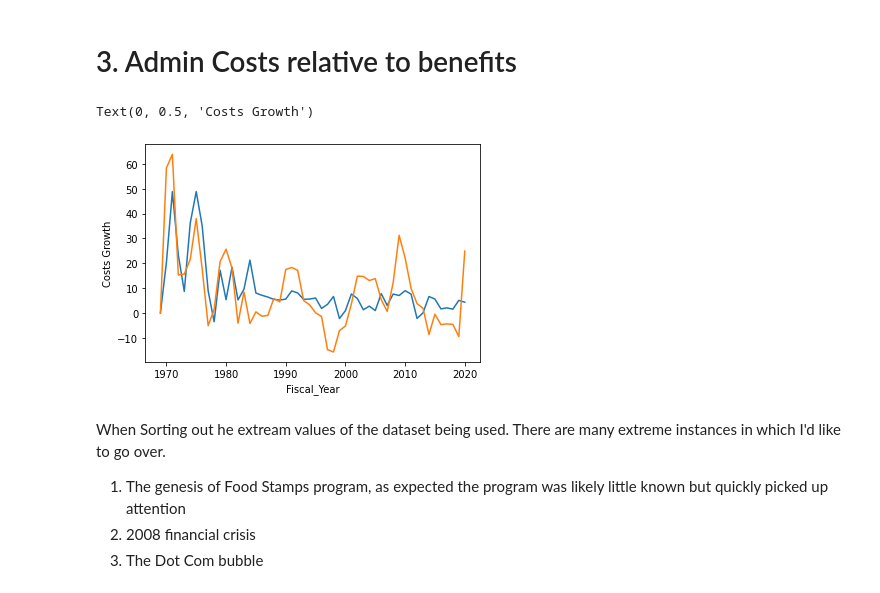
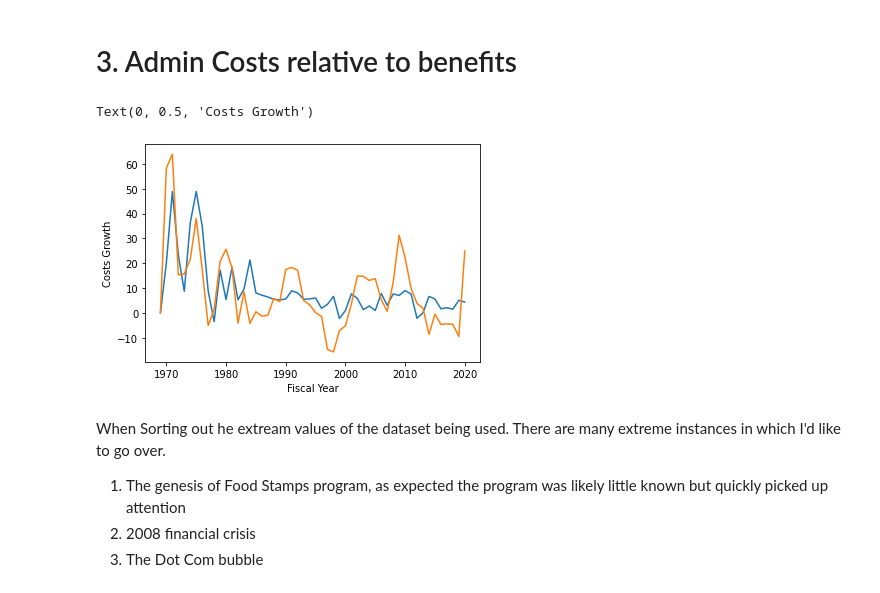
Before and after one commit to thicpanda/public-health-sample, a Jupyter notebook: Times_Series_analysis_of_SNAP_data_and_Macro_factors_in_the_US.ipynb, the cells around one changed output. Saved outputs shown, nothing was run; the diff lists cells and outputs as text; code cells hidden in the pictures.

```diff
--- a/Times_Series_analysis_of_SNAP_data_and_Macro_factors_in_the_US.ipynb
+++ b/Times_Series_analysis_of_SNAP_data_and_Macro_factors_in_the_US.ipynb
@@ -28,0 +29,3 @@ df1 = pd.read_csv(url)
+# %%
+url = 'https://raw.githubusercontent.com/thicpanda/public-health-sample/main/SNAP%20Data%20.csv'
+df1 = pd.read_csv(url)
@@ -119,12 +142,12 @@ Text(0, 0.5, 'Benefit Percent Change Minus Annual Inflation')
 # %% [markdown]
 # 3. Admin Costs relative to benefits
 # %%
-sns.lineplot(x ="Fiscal_Year", y="Annual_Admin_Cost_Growth(or_loss)", data = df1)
-sns.lineplot(x ="Fiscal_Year", y="Annual_Total_Benefit_Growth(%)", data = df1)
+sns.lineplot(x ="Fiscal Year", y="Annual Admin Cost Growth (loss)", data = df1)
+sns.lineplot(x ="Fiscal Year", y="Annual Total Benefit Growth (%)", data = df1)
 plt.ylabel("Costs Growth")
 # %% [output]
 Text(0, 0.5, 'Costs Growth')
-[figure, old version]
+[figure, new version]
 # %% [markdown]
 When Sorting out he extream values of the dataset being used. There are many extreme instances in which I'd like to go over.
 1. The genesis of Food Stamps program, as expected the program was likely little known but quickly picked up attention
```
Also changed, not shown: parts of 33 cells of this notebook.
